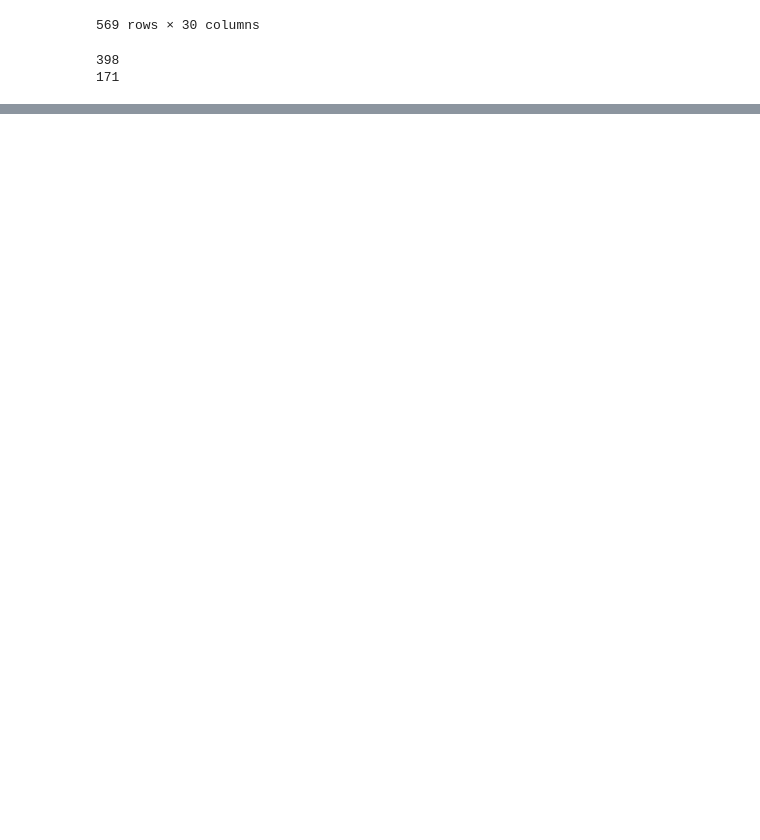
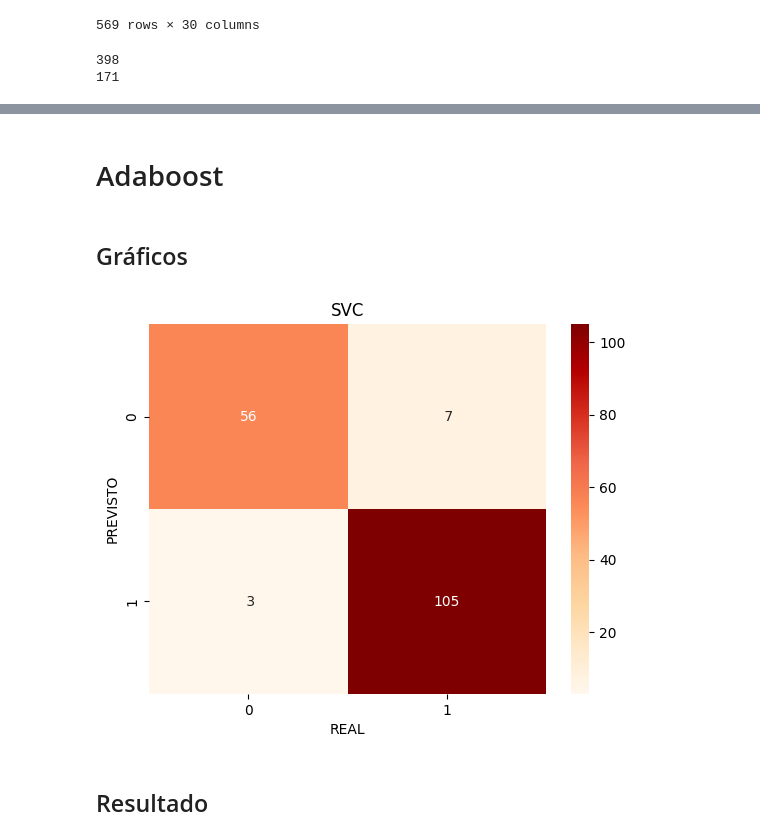
Before and after one commit to enricovivan/ml_python, a Jupyter notebook: ntrb/breast-cancer-certo.ipynb, the cells around one changed output, grey strips where cells are left out. Drawn from its saved outputs; the diff is of its cells as text; code cells hidden in the pictures; blank space fills up the shorter version.

Commit message:
Graphic made

```diff
--- a/ntrb/breast-cancer-certo.ipynb
+++ b/ntrb/breast-cancer-certo.ipynb
@@ -327,0 +102,2 @@ Curva ROC: 0.9794973544973544
+# %% [markdown]
+# Adaboost
@@ -327,0 +106,22 @@ Curva ROC: 0.9794973544973544
+# %%
+ada_boost = AdaBoostClassifier(n_estimators=estimator, learning_rate=learning, random_state=random_state)
+
+model = ada_boost.fit(x_treino, y_treino)
+
+ada_predict = model.predict(x_teste)
+
+ada_predict_prob = ada_boost.predict_proba(x_teste)
+# %% [markdown]
+## Gráficos
+# %%
+sns.heatmap(confusion_matrix(y_teste, ada_predict), cmap='OrRd', annot=True, fmt='2.0f')
+plt.title('SVC')
+plt.ylabel('PREVISTO')
+plt.xlabel('REAL')
+plt.show()
+
+# Adicionar gráficos do final aqui
+# %% [output]
+[figure, added]
+# %% [markdown]
+## Resultado
```
Also changed, not shown: parts of 50 cells of this notebook, 4 other files.
